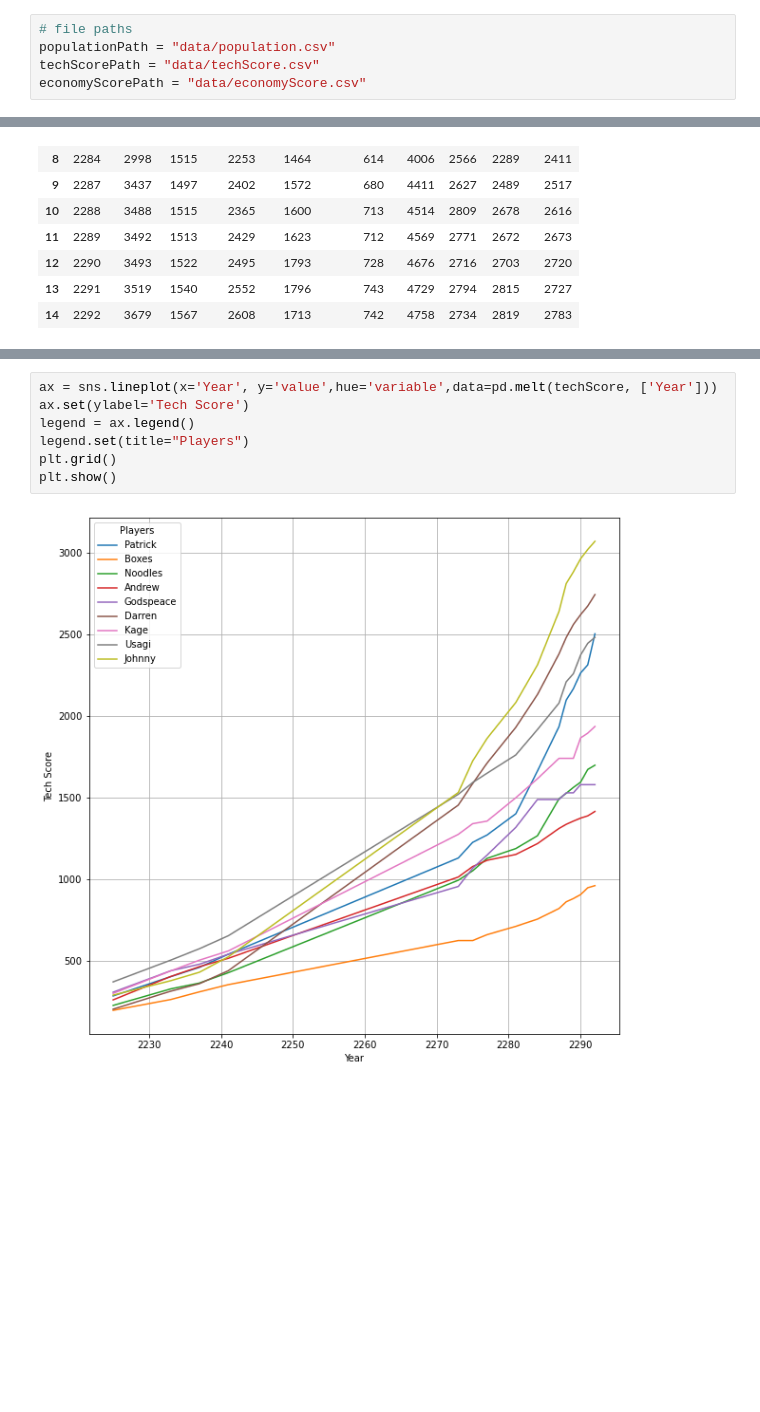
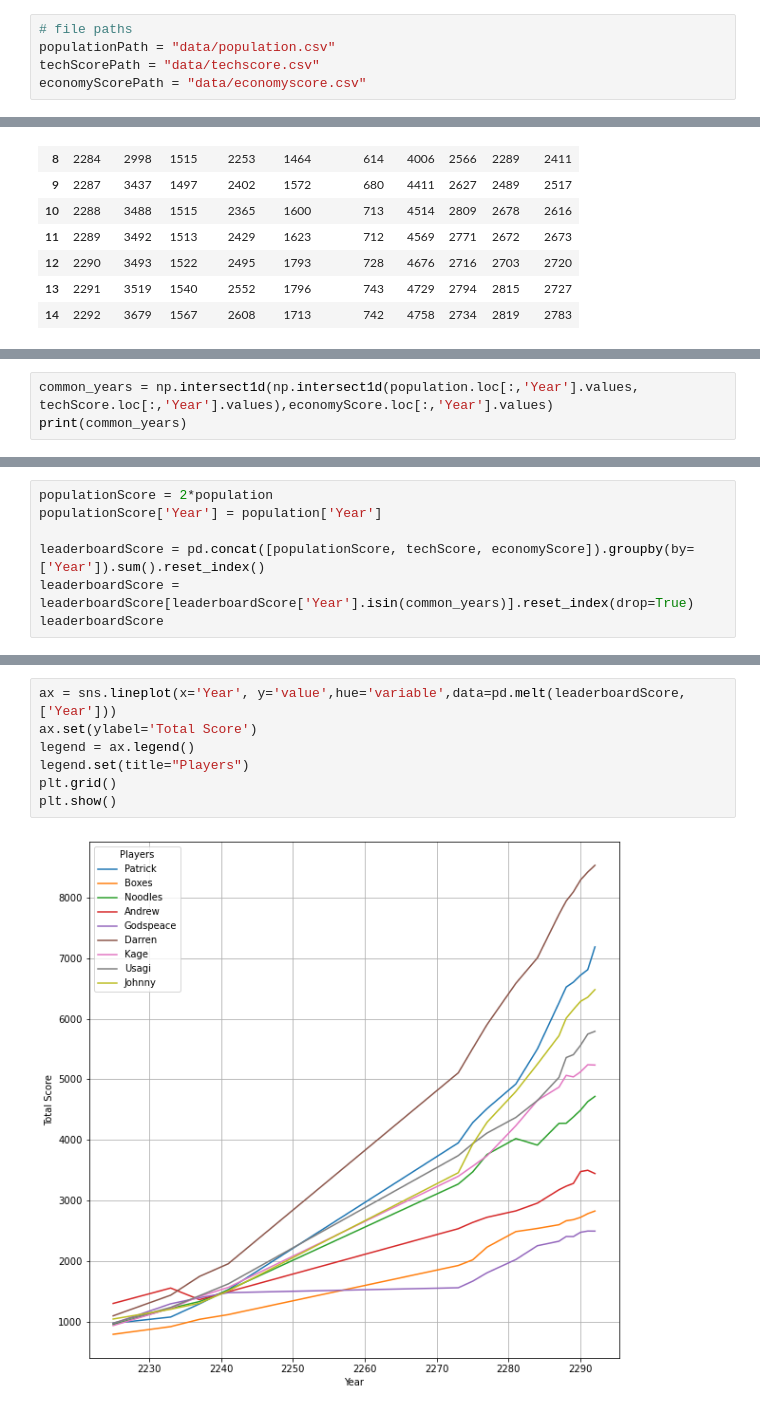
Before and after one commit to raccoonist/StellarisGamesStatistics, a Jupyter notebook: Game 3/Statistics.ipynb, the cells around one changed output, grey strips where cells are left out. Cells and saved outputs as stored; diff of their text form; blank space fills up the shorter version.

```diff
--- a/Game 3/Statistics.ipynb
+++ b/Game 3/Statistics.ipynb
@@ -10,8 +10,8 @@ plt.rcParams['figure.figsize']=(10,10)
 # %%
 # file paths
 populationPath = "data/population.csv"
-techScorePath = "data/techScore.csv"
-economyScorePath = "data/economyScore.csv"
+techScorePath = "data/techscore.csv"
+economyScorePath = "data/economyscore.csv"
 # %%
 # read in all csvs
 population = pd.read_csv(populationPath)
@@ -86,0 +105,3 @@ plt.show()
+# %%
+common_years = np.intersect1d(np.intersect1d(population.loc[:,'Year'].values, techScore.loc[:,'Year'].values),economyScore.loc[:,'Year'].values)
+print(common_years)
@@ -86,0 +111,7 @@ plt.show()
+# %%
+populationScore = 2*population
+populationScore['Year'] = population['Year']
+
+leaderboardScore = pd.concat([populationScore, techScore, economyScore]).groupby(by=['Year']).sum().reset_index()
+leaderboardScore = leaderboardScore[leaderboardScore['Year'].isin(common_years)].reset_index(drop=True)
+leaderboardScore
@@ -87,9 +135,9 @@ plt.show()
 # %%
-ax = sns.lineplot(x='Year', y='value',hue='variable',data=pd.melt(techScore, ['Year']))
-ax.set(ylabel='Tech Score')
+ax = sns.lineplot(x='Year', y='value',hue='variable',data=pd.melt(leaderboardScore, ['Year']))
+ax.set(ylabel='Total Score')
 legend = ax.legend()
 legend.set(title="Players")
 plt.grid()
 plt.show()
 # %% [output]
-[figure, old version]
+[figure, new version]
```
Also changed, not shown: parts of 9 cells of this notebook, 2 other files.
